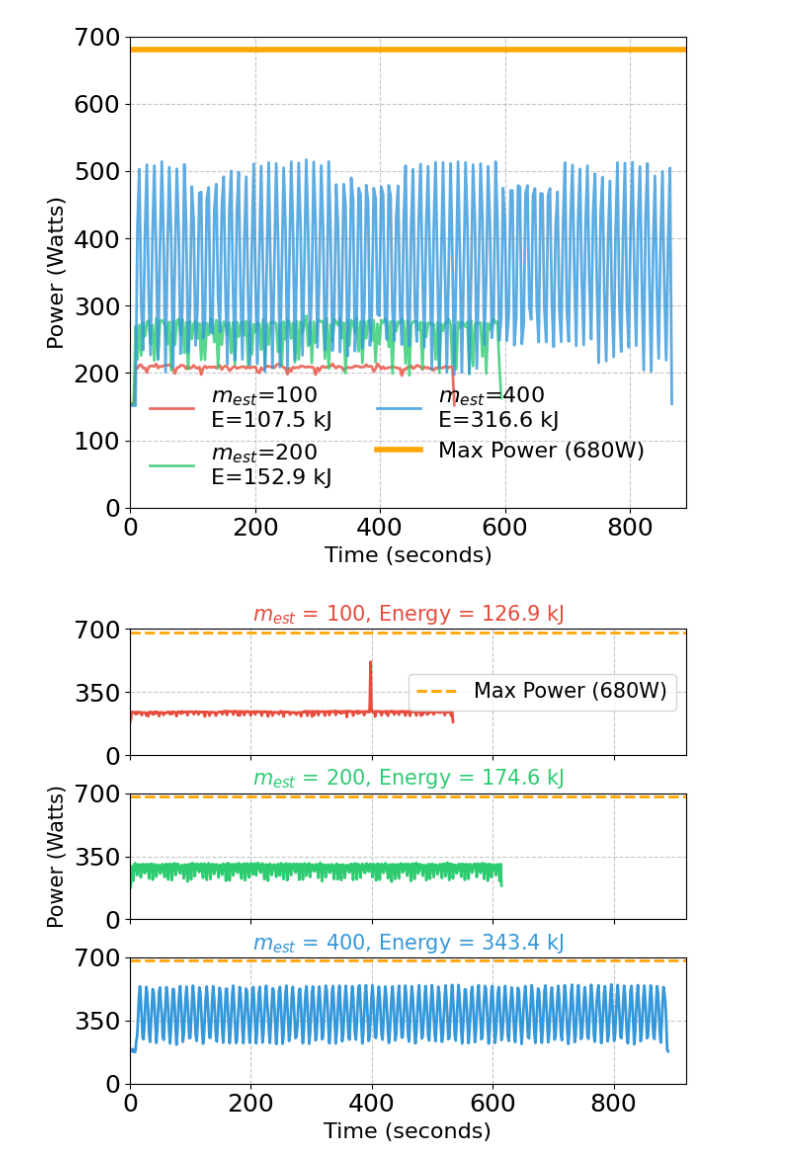
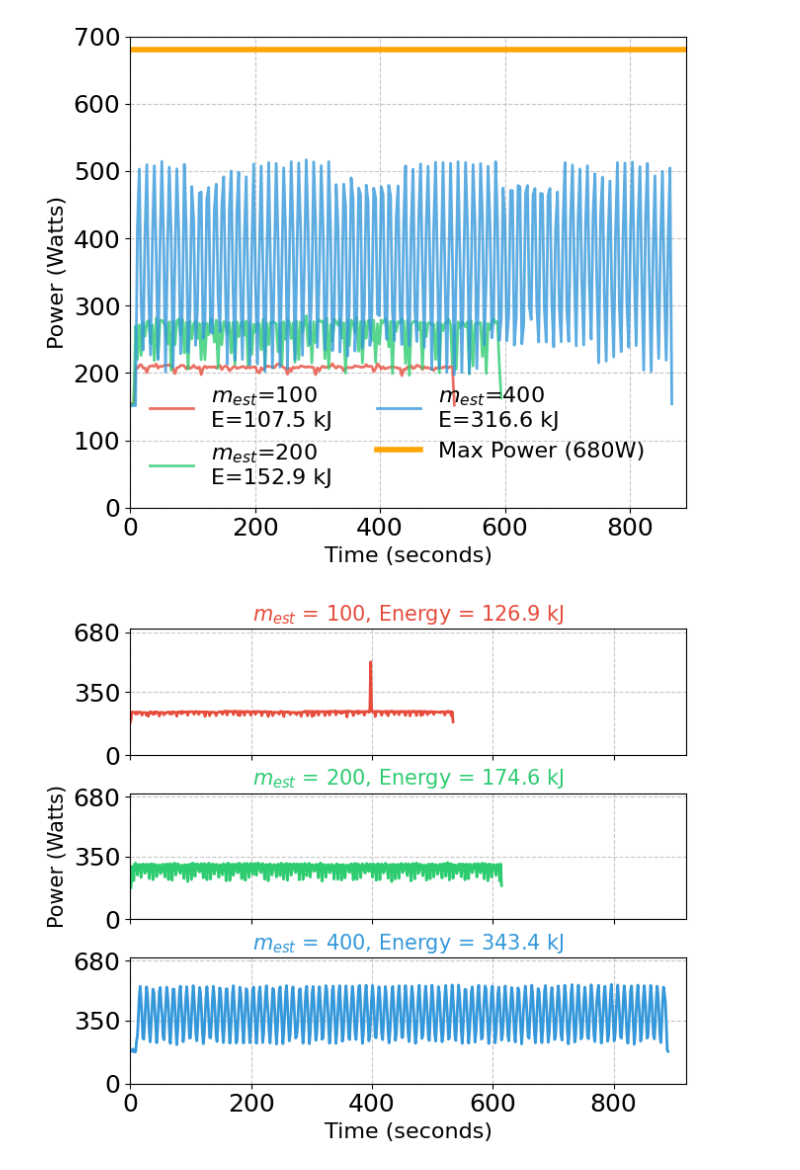
Before and after one commit to paper-code1/VecchiaConditionalExtremes, a Jupyter notebook: experiments/scale/PerformanceVisu_GH200_scaling.ipynb, the cells around one changed output. Drawn from its saved outputs; the diff is of its cells as text; code cells hidden in the pictures.

```diff
--- a/experiments/scale/PerformanceVisu_GH200_scaling.ipynb
+++ b/experiments/scale/PerformanceVisu_GH200_scaling.ipynb
@@ -598,37 +598,37 @@ def plot_power_consumption(start_time=300, end_time=340):
             max_val = filtered_data['pynvml:0'].max() + 20
             # ax.set_ylim(min_val, max_val)
 
         except Exception as e:
             print(f"Could not process data for m={m}: {str(e)}")
 
     # Set common x-axis label (only on bottom subplot)
     ax3.set_xlabel('Time (seconds)', fontsize=16)
 
     # Set x-axis limits
     ax1.set_xlim(start_time, end_time)
 
-    # Add max power reference line to each subplot
-    for ax in axes:
-        ax.axhline(y=680, color='orange', linewidth=2, linestyle='--',
-                  label='Max Power (680W)')
+    # # Add max power reference line to each subplot
+    # for ax in axes:
+    #     ax.axhline(y=680, color='orange', linewidth=2, linestyle='--',
+    #               label='680W-<measured Grace power consumption>')
 
     # Add a small legend to the bottom subplot
-    ax1.legend(loc='center right', fontsize=15)
+    # ax1.legend(loc='upper right', fontsize=14)
     ax2.set_ylabel('Power (Watts)', fontsize=15)
     # Set y-axis ticks to 250, 500, 700
     for ax in axes:
-        ax.set_yticks([0, 350, 700])
+        ax.set_yticks([0, 350, 680])
 
     # Adjust layout
     plt.tight_layout()
 
     # Add a little more space between subplots
     plt.subplots_adjust(hspace=0.3)
 
     # Save the plot
     plt.savefig(f'./fig/gpu0_power_analysis_GH200_{start_time}_{end_time}_stacked.pdf', bbox_inches='tight')
     plt.show()
 # Example usage:
 plot_power_consumption(start_time=0, end_time=920)
 # %% [output]
-[figure, old version]
+[figure, new version]
```
Also changed, not shown: 7 other files.
